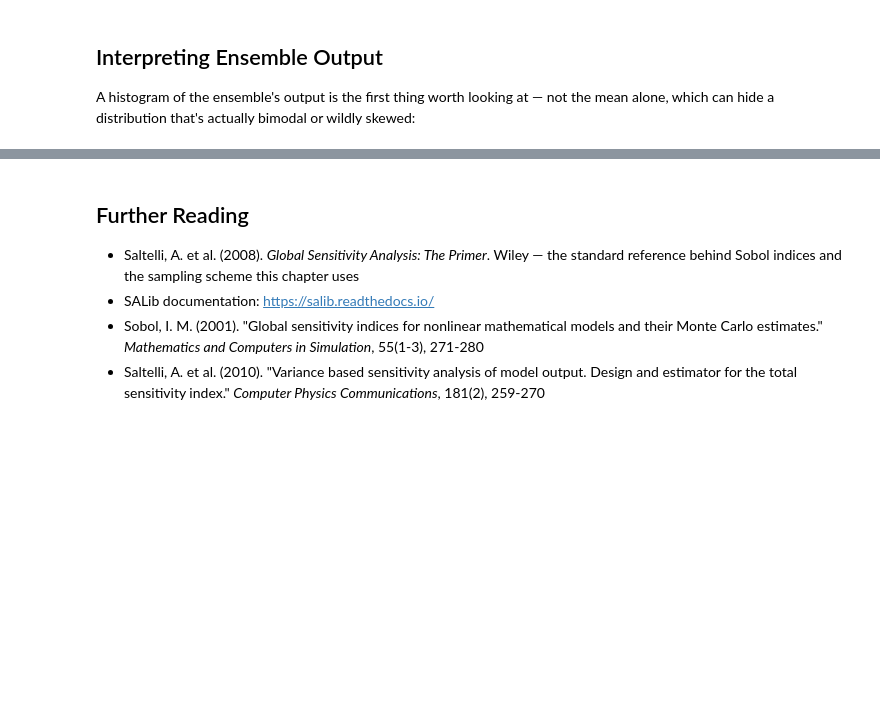
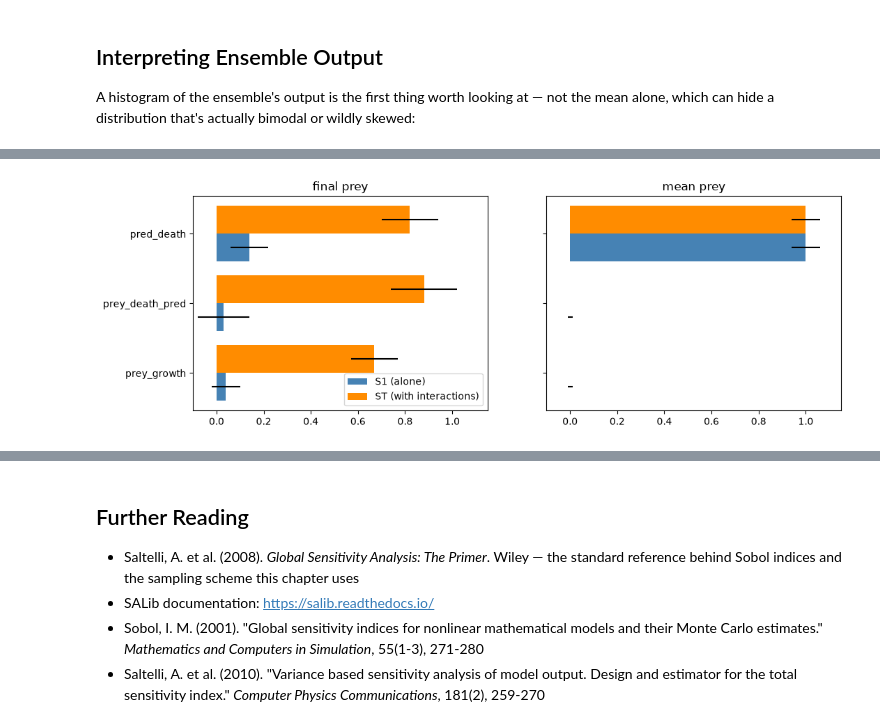
Before and after one commit to LambdaGeo/geospatial-modeling-python, a Jupyter notebook: docs/part7/ch31_ensemble.ipynb, the cells around one changed output, grey strips where cells are left out. Drawn from its saved outputs; the diff is of its cells as text; code cells hidden in the pictures; blank space fills up the shorter version.

```diff
--- a/docs/part7/ch31_ensemble.ipynb
+++ b/docs/part7/ch31_ensemble.ipynb
@@ -100,11 +126,13 @@ A wide ensemble spread raises the obvious next question: spread caused by *which
 # %%
 from SALib.analyze import sobol as sobol_analyze
 
-Si = sobol_analyze.analyze(problem, final_prey, print_to_console=False)
+rows = []
+for output_name, Y in [("final prey", final_prey), ("mean prey", mean_prey)]:
+    Si = sobol_analyze.analyze(problem, Y, seed=42)
+    for i, name in enumerate(problem["names"]):
+        rows.append({"output": output_name, "parameter": name,
+                     "S1": Si["S1"][i], "S1_conf": Si["S1_conf"][i],
+                     "ST": Si["ST"][i], "ST_conf": Si["ST_conf"][i]})
 
-sensitivity = pd.DataFrame({
-    "parameter": problem["names"],
-    "S1": Si["S1"],
-    "S1_conf": Si["S1_conf"],
-})
-sensitivity.sort_values("S1", ascending=False)
+sensitivity = pd.DataFrame(rows).round(2)
+sensitivity
@@ -111,7 +147,15 @@ sensitivity.sort_values("S1", ascending=False)
 # %%
-fig, ax = plt.subplots(figsize=(6, 4))
-ax.barh(sensitivity["parameter"], sensitivity["S1"], xerr=sensitivity["S1_conf"], color="steelblue")
-ax.set_xlabel("First-order Sobol index (S1)")
-ax.set_title("Which parameter drives final prey population?")
+fig, axes = plt.subplots(1, 2, figsize=(12, 4), sharey=True)
+y = np.arange(len(problem["names"]))
+for ax, output_name in zip(axes, ["final prey", "mean prey"]):
+    part = sensitivity[sensitivity["output"] == output_name]
+    ax.barh(y - 0.2, part["S1"], height=0.4, xerr=part["S1_conf"], label="S1 (alone)", color="steelblue")
+    ax.barh(y + 0.2, part["ST"], height=0.4, xerr=part["ST_conf"], label="ST (with interactions)", color="darkorange")
+    ax.set_yticks(y, problem["names"])
+    ax.set_xlim(-0.1, 1.15)
+    ax.set_title(output_name)
+axes[0].legend(loc="lower right")
 plt.show()
+# %% [output]
+[figure, added]
 # %% [markdown]
```
Also changed, not shown: parts of 17 cells of this notebook, 27 other files.
